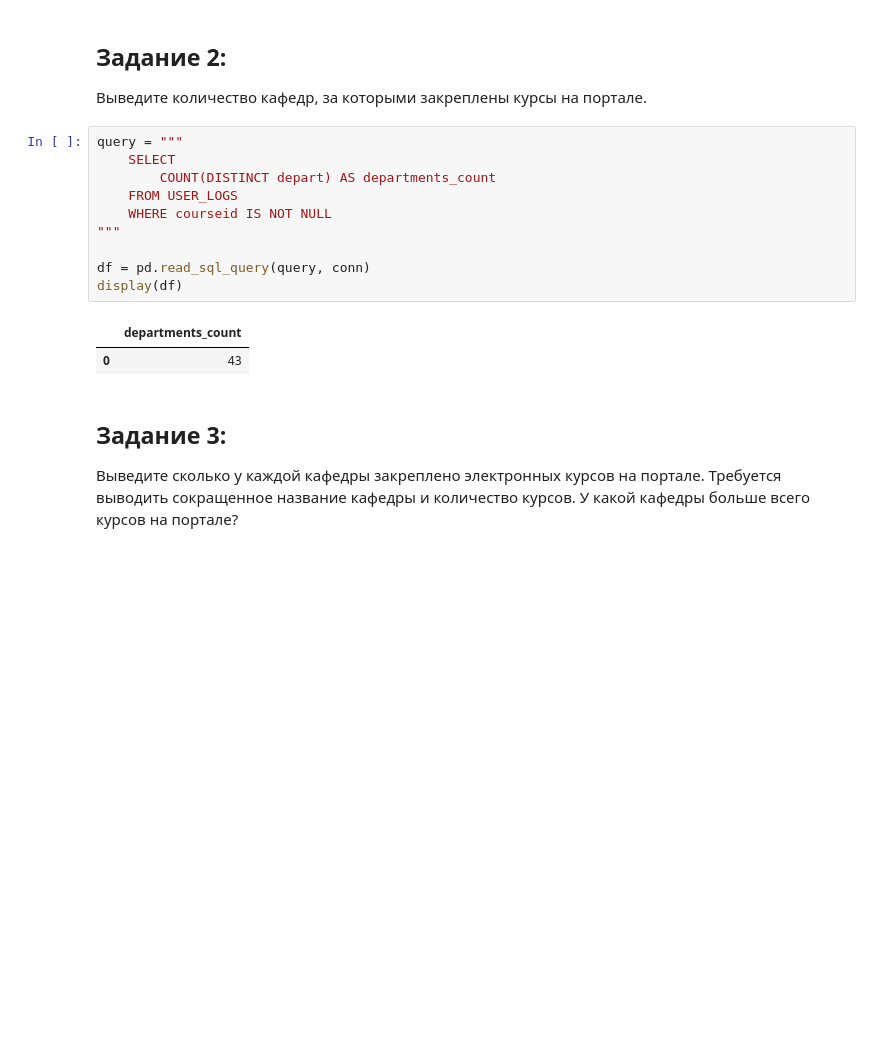
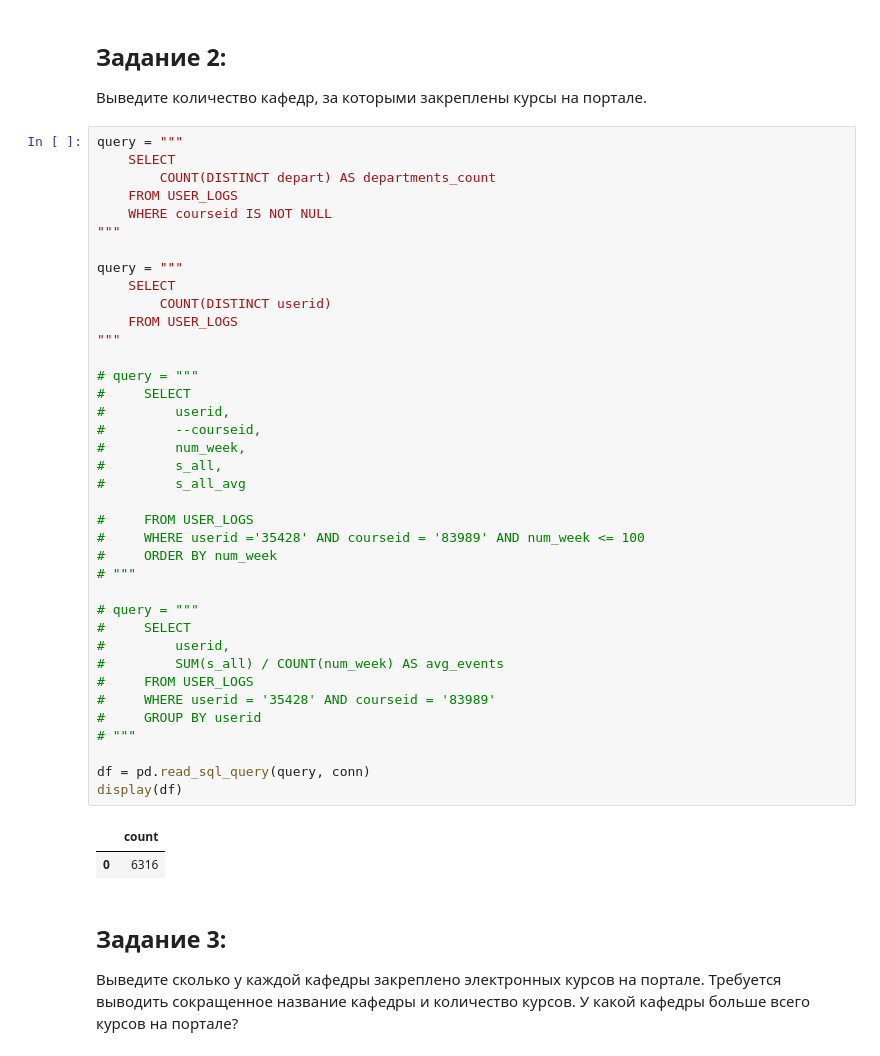
Before and after one commit to Nominante1/Big_data_in_economics_Davydoff, a Jupyter notebook: task_4_Docker/postGre_portal_logs.ipynb, the cells around one changed output. Saved outputs shown, nothing was run; the diff lists cells and outputs as text; blank space fills up the shorter version.

```diff
--- a/task_4_Docker/postGre_portal_logs.ipynb
+++ b/task_4_Docker/postGre_portal_logs.ipynb
@@ -215,16 +215,44 @@ display(df)
 # %%
 query = """
     SELECT
         COUNT(DISTINCT depart) AS departments_count
     FROM USER_LOGS
     WHERE courseid IS NOT NULL
 """
 
+query = """
+    SELECT
+        COUNT(DISTINCT userid)
+    FROM USER_LOGS
+"""
+
+# query = """
+#     SELECT
+#         userid,
+#         --courseid,
+#         num_week,
+#         s_all,
+#         s_all_avg
+
+#     FROM USER_LOGS
+#     WHERE userid ='35428' AND courseid = '83989' AND num_week <= 100
+#     ORDER BY num_week
+# """
+
+# query = """
+#     SELECT
+#         userid,
+#         SUM(s_all) / COUNT(num_week) AS avg_events
+#     FROM USER_LOGS
+#     WHERE userid = '35428' AND courseid = '83989'
+#     GROUP BY userid
+# """
+
 df = pd.read_sql_query(query, conn)
 display(df)
 # %% [output]
-|  | departments_count |
-| 0 | 43 |
+|  | count |
+| 0 | 6316 |
 # %% [markdown]
 ##  Задание 3:
 
```
Also changed, not shown: parts of 4 cells of this notebook.
